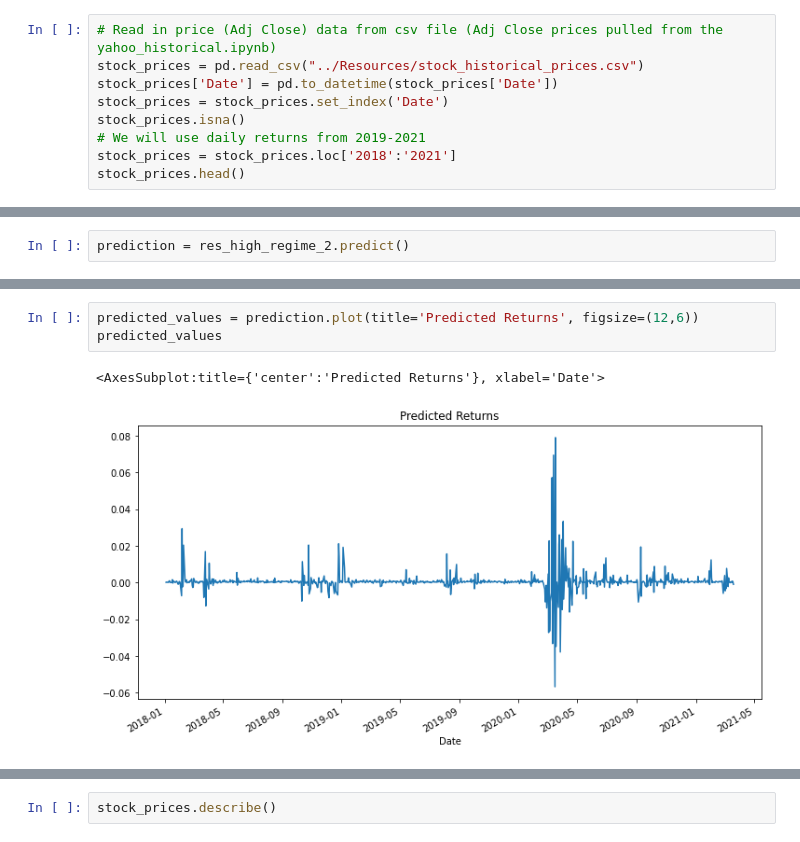
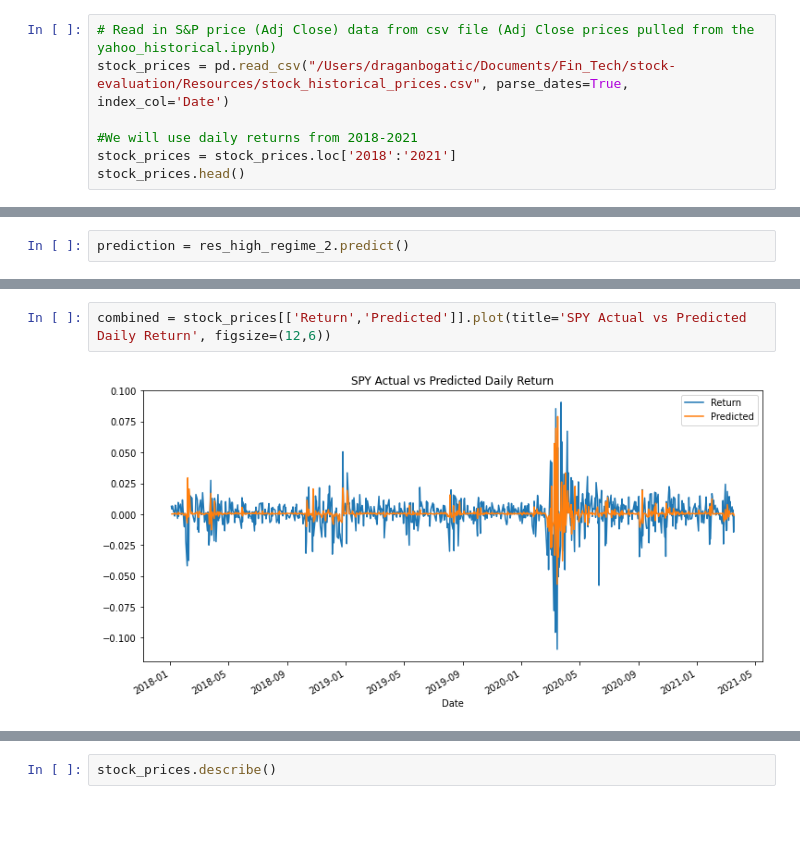
Before and after one commit to dbogatic/stock-evaluation, a Jupyter notebook: stock_price_predictors/regression_models/markov_regime_shift.ipynb, the cells around one changed output, grey strips where cells are left out. Cells and saved outputs as stored; diff of their text form; blank space fills up the shorter version.

```diff
--- a/stock_price_predictors/regression_models/markov_regime_shift.ipynb
+++ b/stock_price_predictors/regression_models/markov_regime_shift.ipynb
@@ -29,12 +28,10 @@ from statsmodels.tsa.regime_switching import markov_regression
 
 %matplotlib inline
 # %%
-# Read in price (Adj Close) data from csv file (Adj Close prices pulled from the yahoo_historical.ipynb)
-stock_prices = pd.read_csv("../Resources/stock_historical_prices.csv")
-stock_prices['Date'] = pd.to_datetime(stock_prices['Date'])
-stock_prices = stock_prices.set_index('Date')
-stock_prices.isna()
-# We will use daily returns from 2019-2021
+# Read in S&P price (Adj Close) data from csv file (Adj Close prices pulled from the yahoo_historical.ipynb)
+stock_prices = pd.read_csv("/Users/draganbogatic/Documents/Fin_Tech/stock-evaluation/Resources/stock_historical_prices.csv", parse_dates=True, index_col='Date')
+
+#We will use daily returns from 2018-2021
 stock_prices = stock_prices.loc['2018':'2021']
 stock_prices.head()
 # %% [output]
@@ -163,6 +196,4 @@ prediction = res_high_regime_2.predict()
 # %%
-predicted_values = prediction.plot(title='Predicted Returns', figsize=(12,6))
-predicted_values
+combined = stock_prices[['Return','Predicted']].plot(title='SPY Actual vs Predicted Daily Return', figsize=(12,6))
 # %% [output]
-<AxesSubplot:title={'center':'Predicted Returns'}, xlabel='Date'>
-[figure, old version]
+[figure, new version]
```
Also changed, not shown: parts of 27 cells of this notebook.
